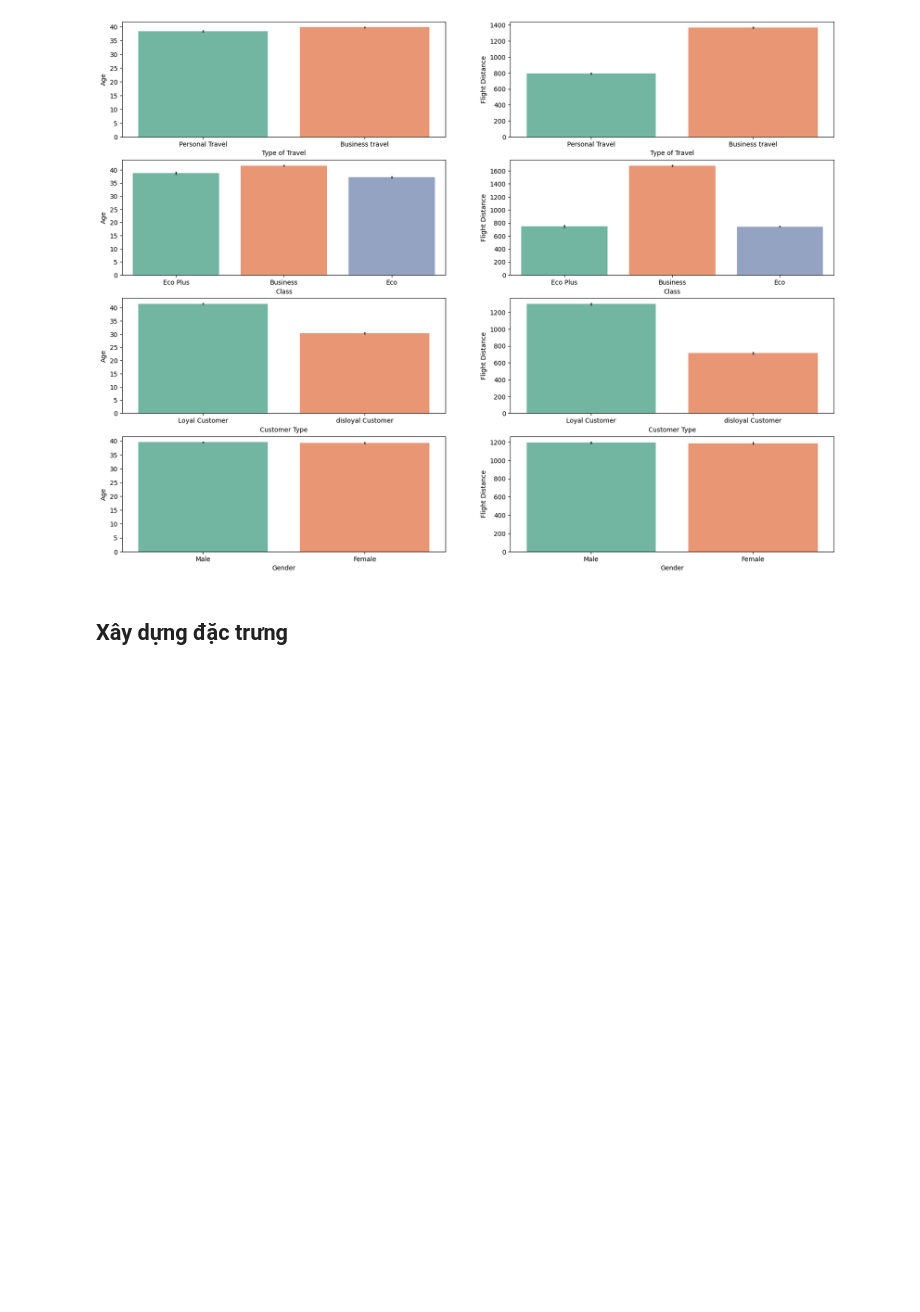
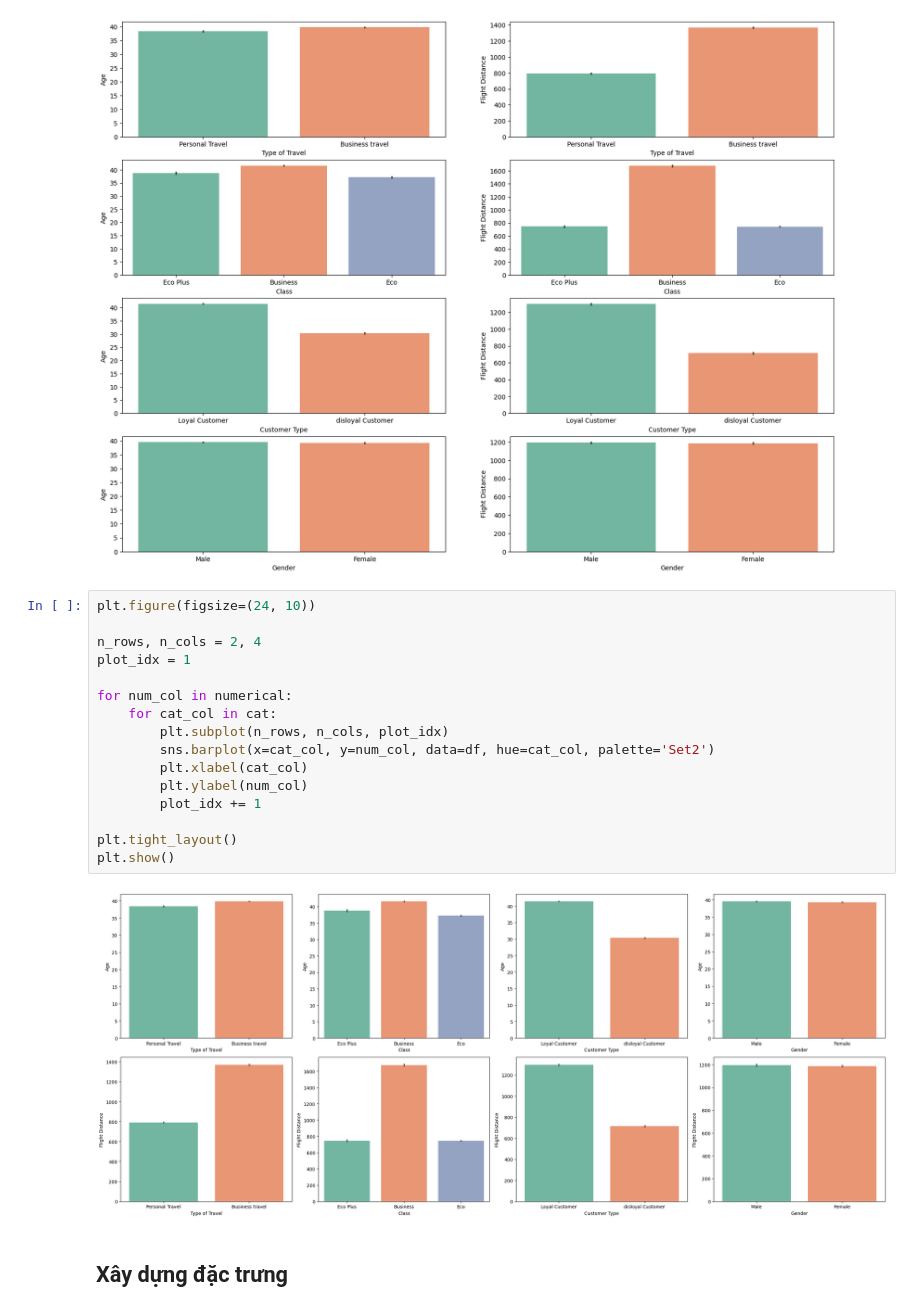
Before and after one commit to Phan-Hai/Airline_Passenger_Satisfaction_EDA, a Jupyter notebook: Notebooks/EDA.ipynb, the cells around one changed output. Cells and saved outputs as stored; diff of their text form; blank space fills up the shorter version.

```diff
--- a/Notebooks/EDA.ipynb
+++ b/Notebooks/EDA.ipynb
@@ -300,6 +300,24 @@ for i, cat_col in enumerate(cat):
 plt.show()
 # %% [output]
 [figure]
+# %%
+plt.figure(figsize=(24, 10))
+
+n_rows, n_cols = 2, 4
+plot_idx = 1
+
+for num_col in numerical:
+    for cat_col in cat:
+        plt.subplot(n_rows, n_cols, plot_idx)
+        sns.barplot(x=cat_col, y=num_col, data=df, hue=cat_col, palette='Set2')
+        plt.xlabel(cat_col)
+        plt.ylabel(num_col)
+        plot_idx += 1
+
+plt.tight_layout()
+plt.show()
+# %% [output]
+[figure, added]
 # %% [markdown]
 ## Xây dựng đặc trưng
 # %% [markdown]
```
Also changed, not shown: parts of 6 cells of this notebook, 1 other file.
